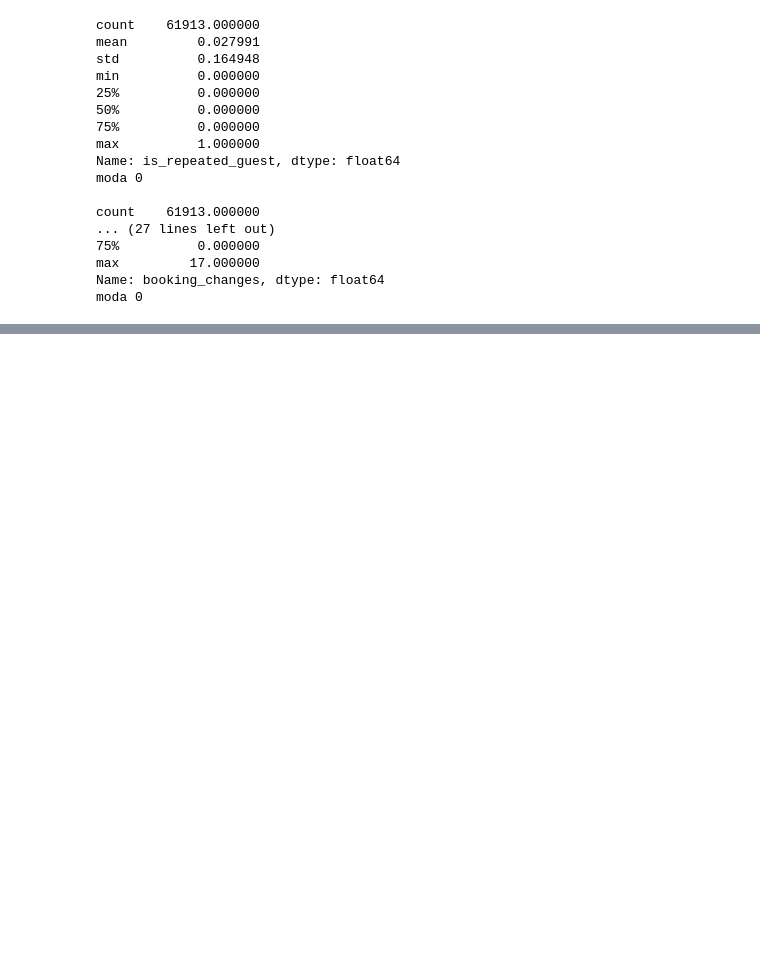
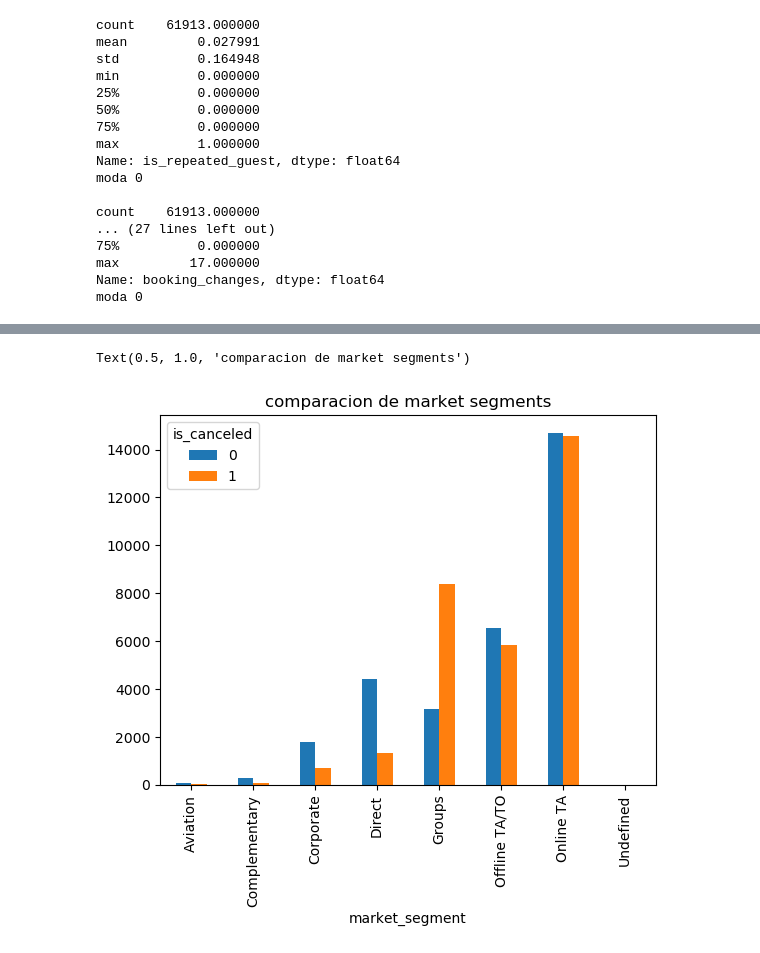
Before and after one commit to LuchoLorenzo1/7506R-1C2023-GRUPO19, a Jupyter notebook: 7506R_TP1_GRUPO19_CH1_ENTREGA.ipynb, the cells around one changed output, grey strips where cells are left out. Cells and saved outputs as stored; diff of their text form; code cells hidden in the pictures; blank space fills up the shorter version.

```diff
--- a/7506R_TP1_GRUPO19_CH1_ENTREGA.ipynb
+++ b/7506R_TP1_GRUPO19_CH1_ENTREGA.ipynb
@@ -178,0 +107,6 @@ moda 0
+# %%
+pd.crosstab(df['market_segment'], df['is_canceled']).plot(kind='bar')
+plt.title("comparacion de market segments")
+# %% [output]
+Text(0.5, 1.0, 'comparacion de market segments')
+[figure, added]
```
Also changed, not shown: parts of 32 cells of this notebook.
